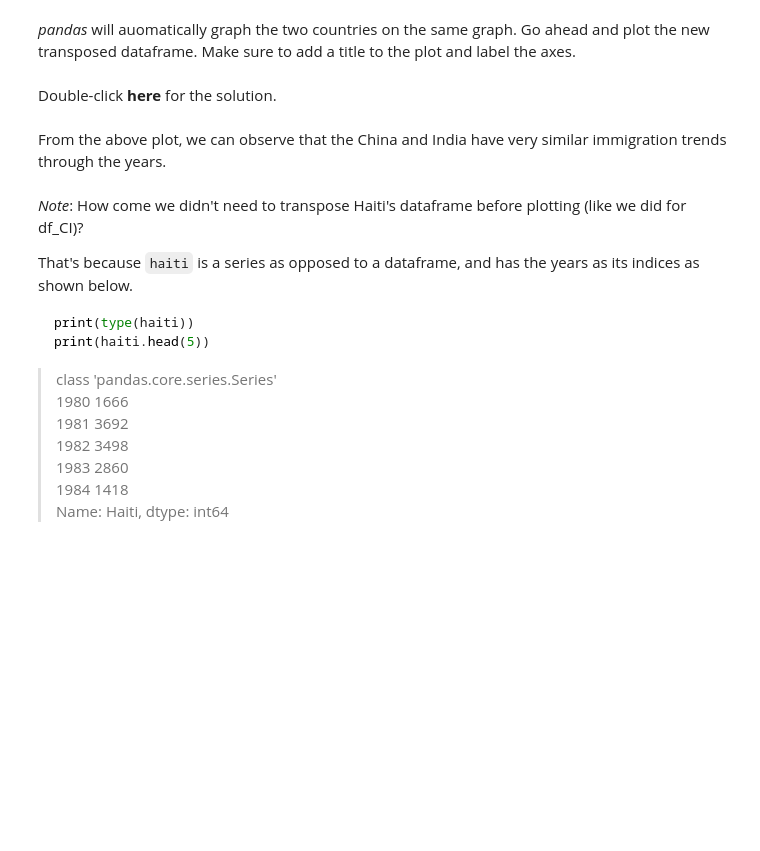
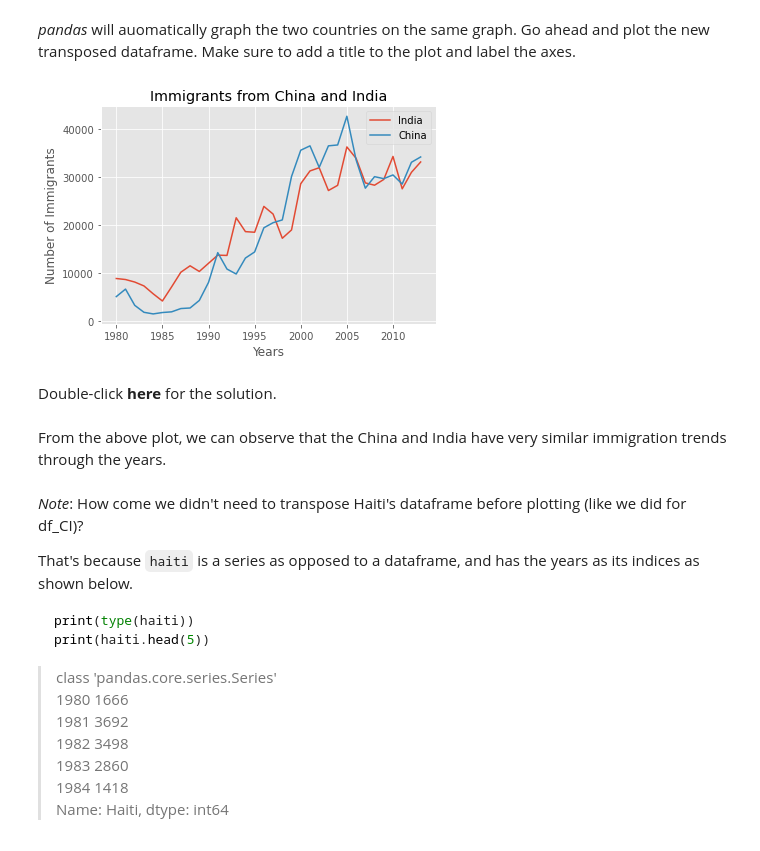
Before and after one commit to yashika0998/Coursera-Courses-Notebooks, a Jupyter notebook: Data Visualization with python/DV0101EN-1-1-1-Introduction-to-Matplotlib-and-Line-Plots-py-v2.0.ipynb, the cells around one changed output. Drawn from its saved outputs; the diff is of its cells as text; code cells hidden in the pictures; blank space fills up the shorter version.

```diff
--- a/Data Visualization with python/DV0101EN-1-1-1-Introduction-to-Matplotlib-and-Line-Plots-py-v2.0.ipynb
+++ b/Data Visualization with python/DV0101EN-1-1-1-Introduction-to-Matplotlib-and-Line-Plots-py-v2.0.ipynb
@@ -693,0 +691,3 @@ df_CI.head()
+# %%
+data_set = data_set.transpose()
+data_set.head()
@@ -695,14 +702,14 @@ df_CI.head()
 *pandas* will auomatically graph the two countries on the same graph. Go ahead and plot the new transposed dataframe. Make sure to add a title to the plot and label the axes.
 # %%
 ### type your answer here
-data_set.index = data_set.index.map(int) # let's change the index values of df_CI to type integer for plotting
+data_set.index = data_set.index.map(int)
 data_set.plot(kind='line')
--->
-
-<!--
 plt.title('Immigrants from China and India')
 plt.ylabel('Number of Immigrants')
 plt.xlabel('Years')
+plt.show()
+# %% [output]
+[figure, added]
 # %% [markdown]
 Double-click __here__ for the solution.
 <!-- The correct answer is:
```
Also changed, not shown: parts of 4 cells of this notebook.
